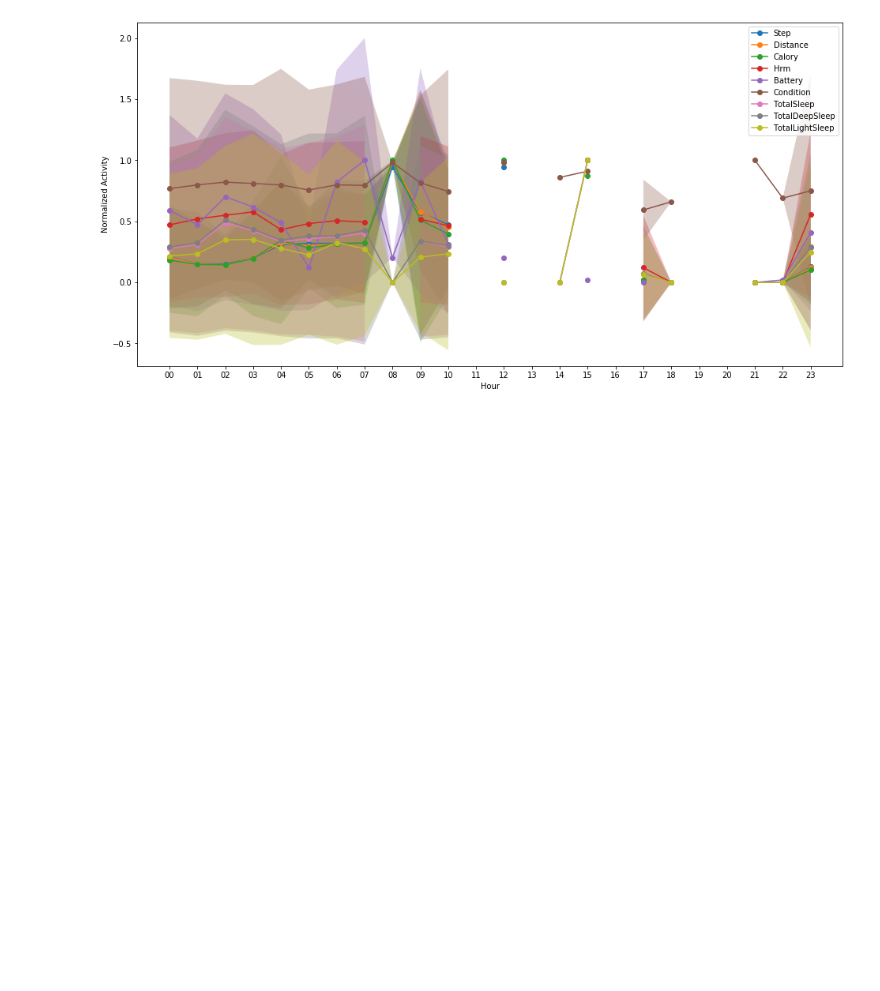
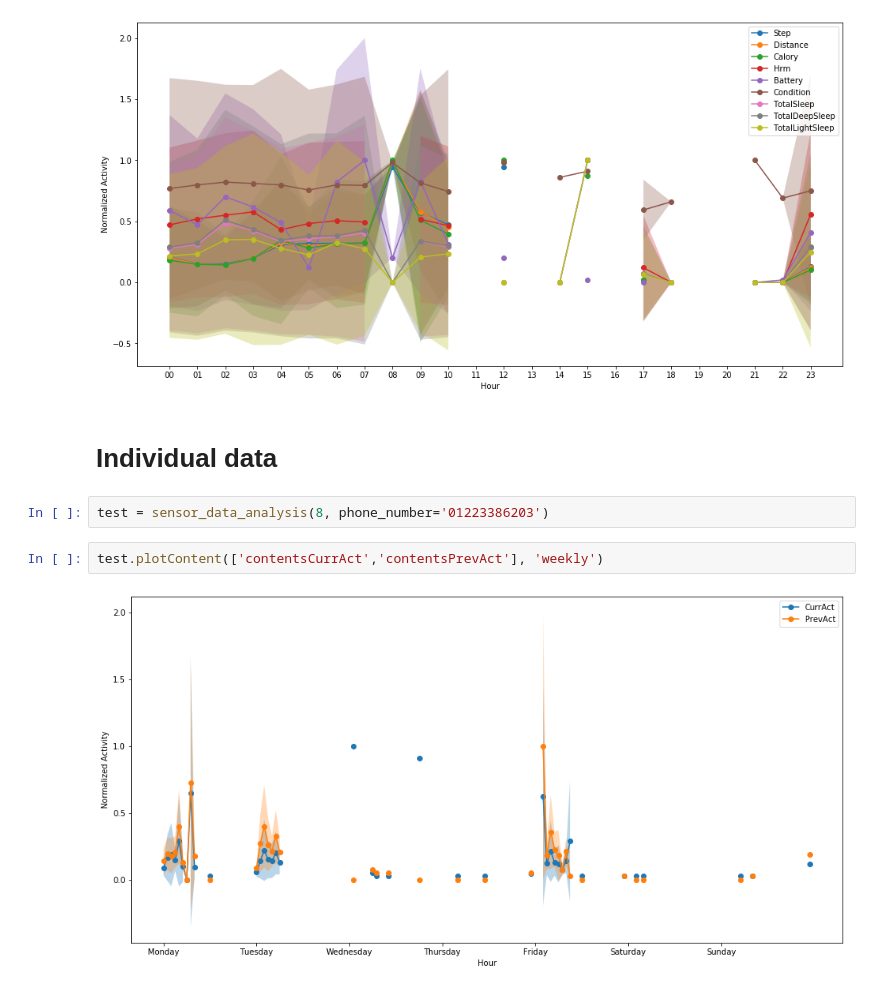
Before and after one commit to swoh816/DasomDataAnalysis, a Jupyter notebook: Sensor/examples.ipynb, the cells around one changed output. Cells and saved outputs as stored; diff of their text form; blank space fills up the shorter version.

```diff
--- a/Sensor/examples.ipynb
+++ b/Sensor/examples.ipynb
@@ -34,3 +36,11 @@ test.plotContent([i for i in test.target_df.columns if 'contents' in i], 'daily'
 # test.plotContent(['contentsCurrAct','contentsPrevAct'], 'weekly')
 # %% [output]
 [figure]
+# %% [markdown]
+# Individual data
+# %%
+test = sensor_data_analysis(8, phone_number='01223386203')
+# %%
+test.plotContent(['contentsCurrAct','contentsPrevAct'], 'weekly')
+# %% [output]
+[figure, added]
```
Also changed, not shown: parts of 3 cells of this notebook, 2 other files.
